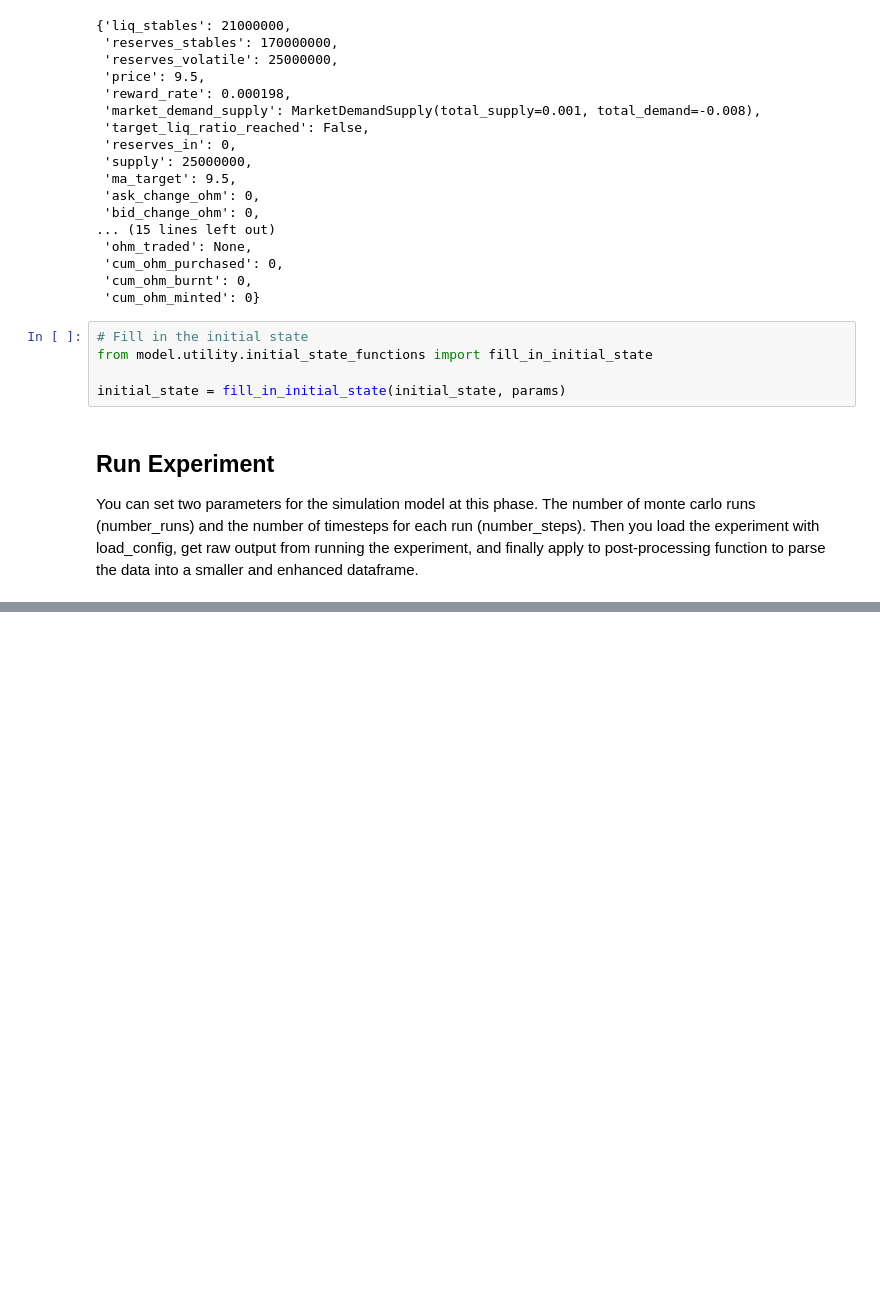
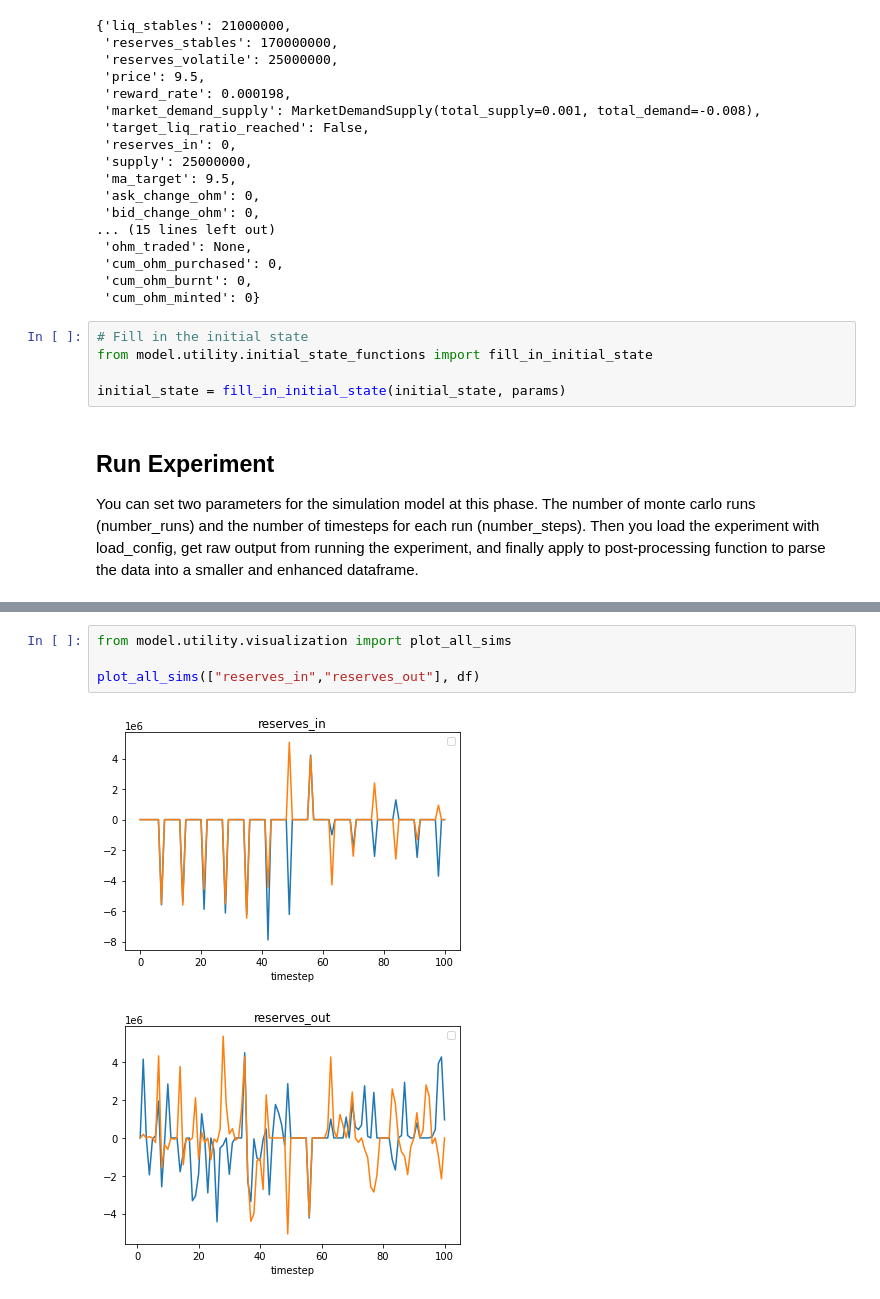
Before and after one commit to OlympusDAO/olympus-digital-twin, a Jupyter notebook: Example.ipynb, the cells around one changed output, grey strips where cells are left out. Drawn from its saved outputs; the diff is of its cells as text; blank space fills up the shorter version.

Commit message:
Add visualizations

```diff
--- a/Example.ipynb
+++ b/Example.ipynb
@@ -124,0 +129,7 @@ AssertionError:
+# %%
+from model.utility.visualization import plot_all_sims
+
+plot_all_sims(["reserves_in","reserves_out"], df)
+# %% [output]
+[figure, added]
+[figure, added]
```
Also changed, not shown: parts of 5 cells of this notebook, 1 other file.
